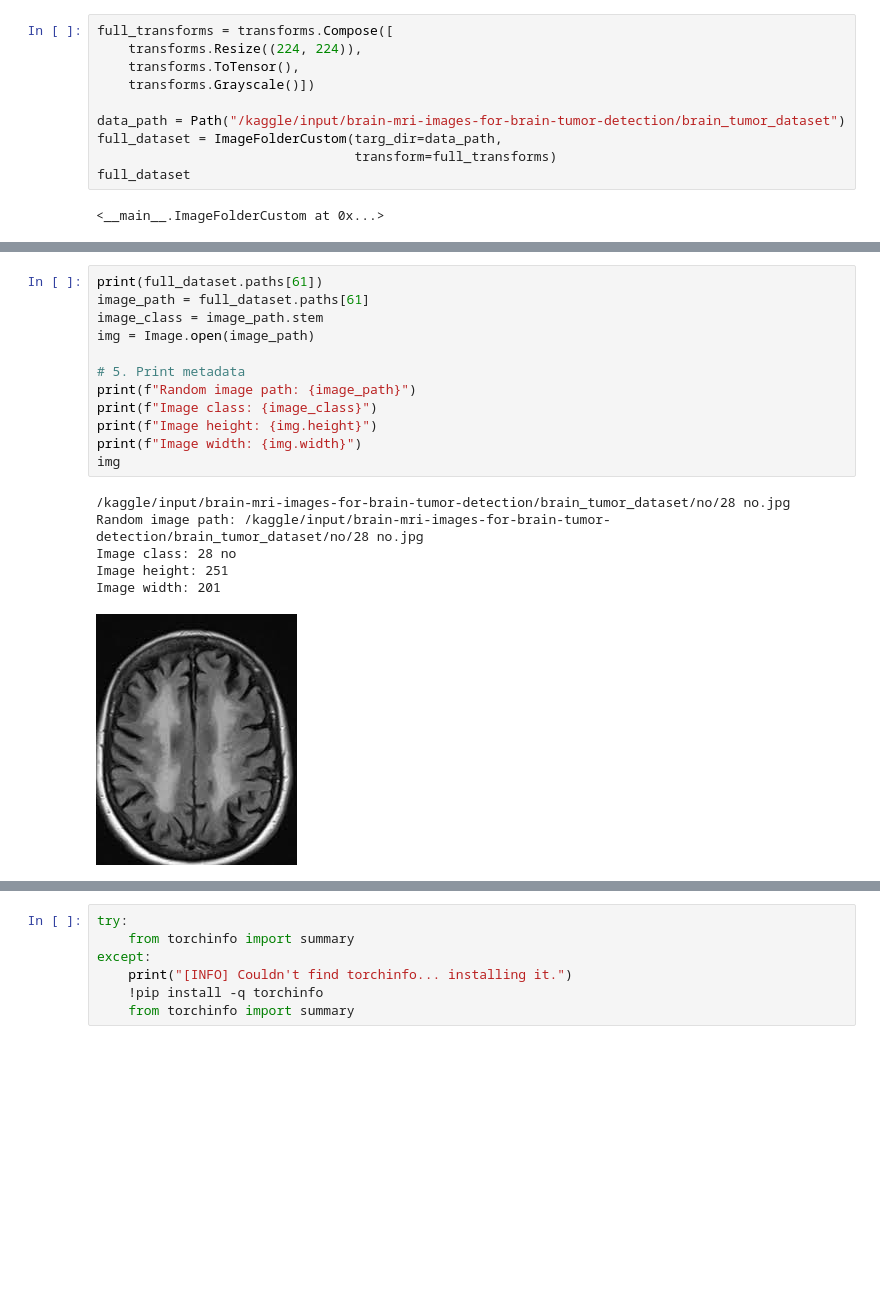
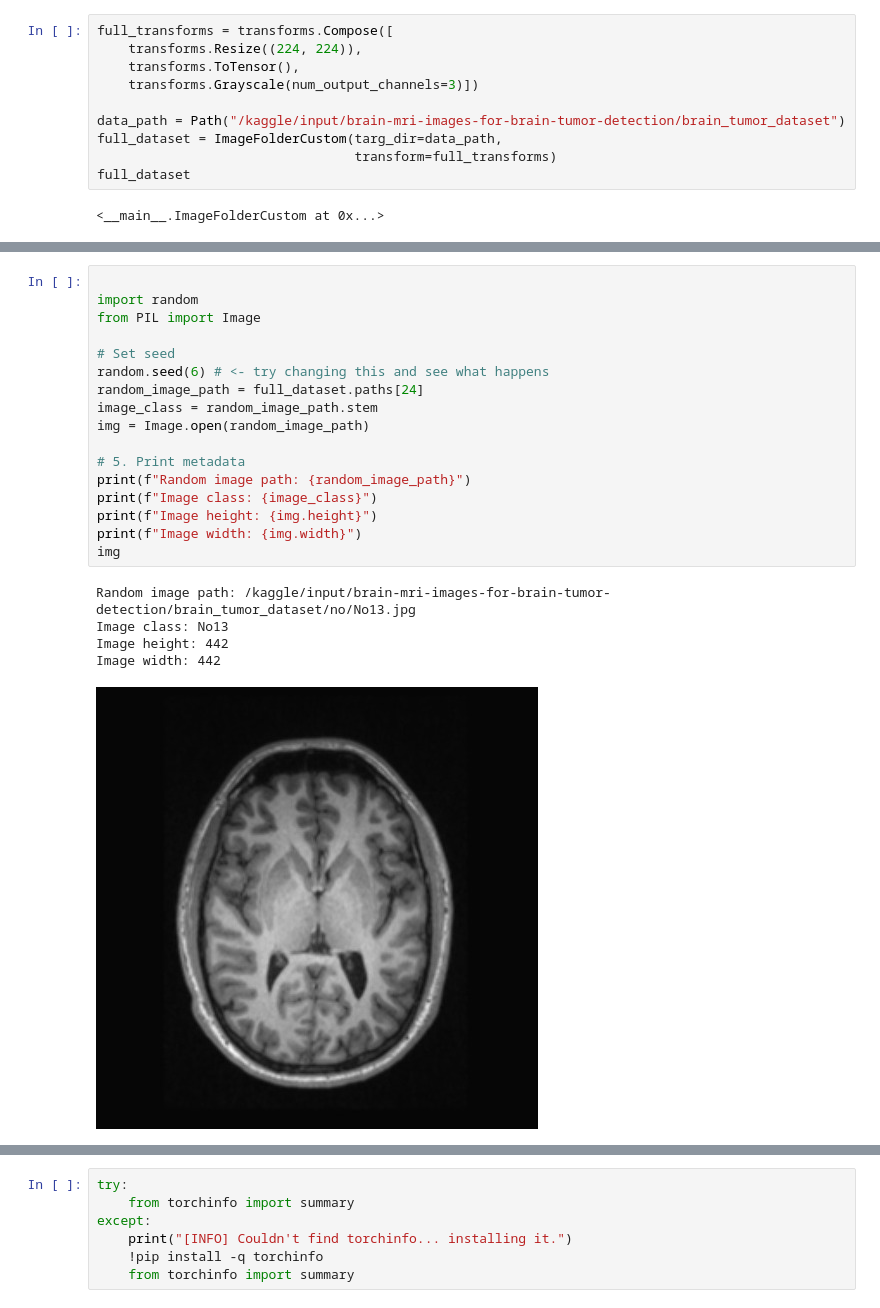
Before and after one commit to Molten-Ice/Deep-Learning, a Jupyter notebook: brain-mris.ipynb, the cells around one changed output, grey strips where cells are left out. Cells and saved outputs as stored; diff of their text form; blank space fills up the shorter version.

Commit message:
Kaggle Notebook | Brain MRIs | Version 4

```diff
--- a/brain-mris.ipynb
+++ b/brain-mris.ipynb
@@ -135,7 +135,7 @@ class ImageFolderCustom(Dataset):
 full_transforms = transforms.Compose([
     transforms.Resize((224, 224)),
     transforms.ToTensor(),
-    transforms.Grayscale()])
+    transforms.Grayscale(num_output_channels=3)])
 
 data_path = Path("/kaggle/input/brain-mri-images-for-brain-tumor-detection/brain_tumor_dataset")
 full_dataset = ImageFolderCustom(targ_dir=data_path,
@@ -164,20 +180,24 @@ for i, targ_sample in enumerate(random_samples_idx):
 # %%
-print(full_dataset.paths[61])
-image_path = full_dataset.paths[61]
-image_class = image_path.stem
-img = Image.open(image_path)
+
+import random
+from PIL import Image
+
+# Set seed
+random.seed(6) # <- try changing this and see what happens
+random_image_path = full_dataset.paths[24]
+image_class = random_image_path.stem
+img = Image.open(random_image_path)
 
 # 5. Print metadata
-print(f"Random image path: {image_path}")
+print(f"Random image path: {random_image_path}")
 print(f"Image class: {image_class}")
 print(f"Image height: {img.height}")
 print(f"Image width: {img.width}")
 img
 # %% [output]
-/kaggle/input/brain-mri-images-for-brain-tumor-detection/brain_tumor_dataset/no/28 no.jpg
-Random image path: /kaggle/input/brain-mri-images-for-brain-tumor-detection/brain_tumor_dataset/no/28 no.jpg
-Image class: 28 no
-Image height: 251
-Image width: 201
+Random image path: /kaggle/input/brain-mri-images-for-brain-tumor-detection/brain_tumor_dataset/no/No13.jpg
+Image class: No13
+Image height: 442
+Image width: 442
-[figure, old version]
+[figure, new version]
 # %%
```
Also changed, not shown: parts of 16 cells of this notebook.
